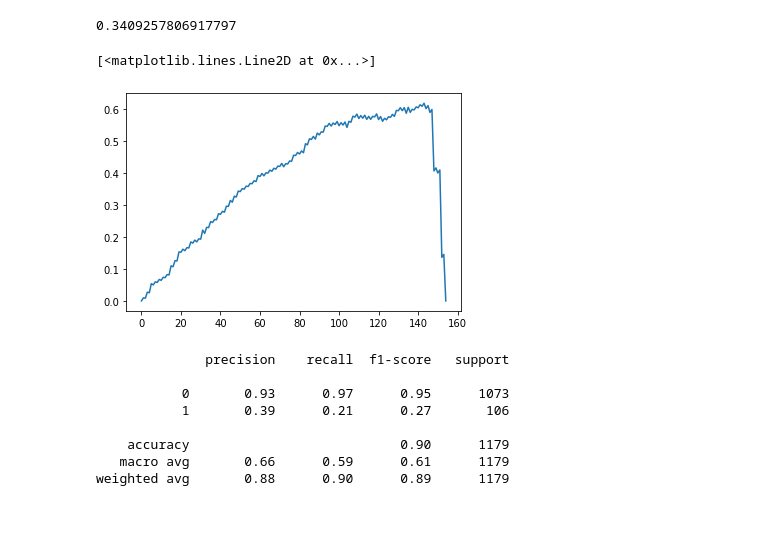
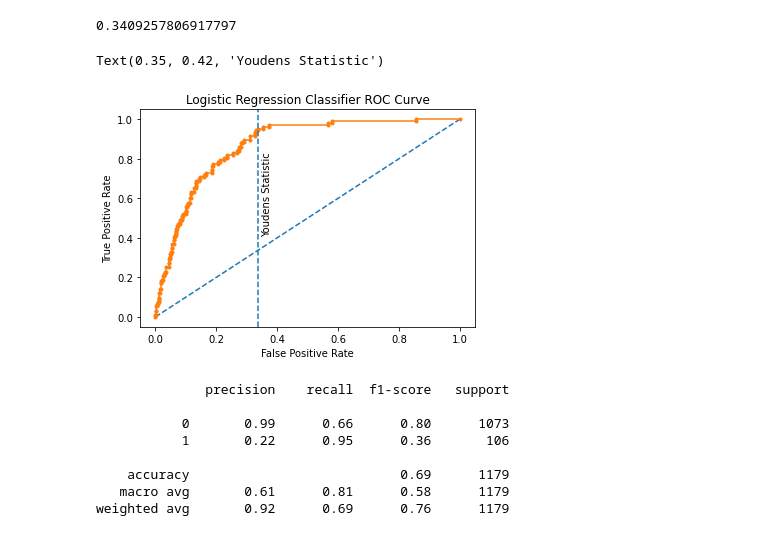
Before and after one commit to birddropping/IND5003-Group-Project, a Jupyter notebook: IND5003_Group_Project_BB.ipynb, the cells around one changed output. Drawn from its saved outputs; the diff is of its cells as text; code cells hidden in the pictures.

```diff
--- a/IND5003_Group_Project_BB.ipynb
+++ b/IND5003_Group_Project_BB.ipynb
@@ -562,0 +535,6 @@ plt.xlabel('FPR');plt.ylabel('TPR');
+# %%
+param_grid = {'penalty':['l2', 'none'],'C':[0.01,0.1,1,10,100],}
+logreg_cv = GridSearchCV(lm, param_grid, scoring='roc_auc', cv=5)
+# %%
+logreg_cv.fit(X_ttrain,y_train)
+logreg_cv.best_params_
@@ -562,0 +543,13 @@ plt.xlabel('FPR');plt.ylabel('TPR');
+# %%
+ns_probs = [0 for _ in range(len(y_test))]
+
+probs = logreg_cv.predict_proba(X_ttest)
+probs = probs[:,1]
+
+mid_fpr, mid_tpr, thresholds = roc_curve(y_test, ns_probs)
+fpr, tpr, thresholds = roc_curve(y_test, probs.reshape(-1,1))
+
+plt.plot(mid_fpr, mid_tpr,  linestyle='--', label='mid-line')
+plt.plot(fpr, tpr,  marker='.')
+plt.xlabel('False Positive Rate')
+plt.ylabel('True Positive Rate')
@@ -564,5 +560,3 @@ plt.xlabel('FPR');plt.ylabel('TPR');
 print(f'The area under the AUC is {auc(fpr, tpr):.3f}.')
 # %% [output]
 The area under the AUC is 0.870.
-# %%
-nn_precision, nn_recall, thresholds = precision_recall_curve(y_test, y_test_probs[:, 1])
@@ -595,20 +566,27 @@ optimal_threshold = thresholds[optimal_idx]
 optimal_threshold
 # %% [output]
 0.3409257806917797
-# %%
-plt.plot(tpr - fpr)
-# %% [output]
-[<matplotlib.lines.Line2D at 0x...>]
-[figure, removed]
+# %%
+plt.plot(mid_fpr, mid_tpr,  linestyle='--', label='mid-line')
+plt.plot(fpr, tpr,  marker='.')
+plt.title('Logistic Regression Classifier ROC Curve')
+plt.xlabel('False Positive Rate')
+plt.ylabel('True Positive Rate')
+plt.axvline(x=fpr[np.where(thresholds==optimal_threshold)], linestyle='--')
+plt.text(0.35,0.42,'Youdens Statistic',rotation=90)
+# %% [output]
+Text(0.35, 0.42, 'Youdens Statistic')
+[figure, added]
 # %%
-y_test_pred_v1 = (lm.predict_proba(X_ttest)[:,1] >= optimal_threshold).astype(bool) # set optimal threshold
-print(classification_report(y_test, y_test_pred))
+y_pred =(logreg_cv.predict_proba(X_ttest)[:,1] >= optimal_threshold).astype(bool) # set optimal threshold
+
+print(classification_report(y_test, y_pred))
 # %% [output]
               precision    recall  f1-score   support
 
-           0       0.93      0.97      0.95      1073
-           1       0.39      0.21      0.27       106
+           0       0.99      0.66      0.80      1073
+           1       0.22      0.95      0.36       106
 
-    accuracy                           0.90      1179
-   macro avg       0.66      0.59      0.61      1179
-weighted avg       0.88      0.90      0.89      1179
+    accuracy                           0.69      1179
+   macro avg       0.61      0.81      0.58      1179
+weighted avg       0.92      0.69      0.76      1179
```
Also changed, not shown: parts of 41 cells of this notebook.
